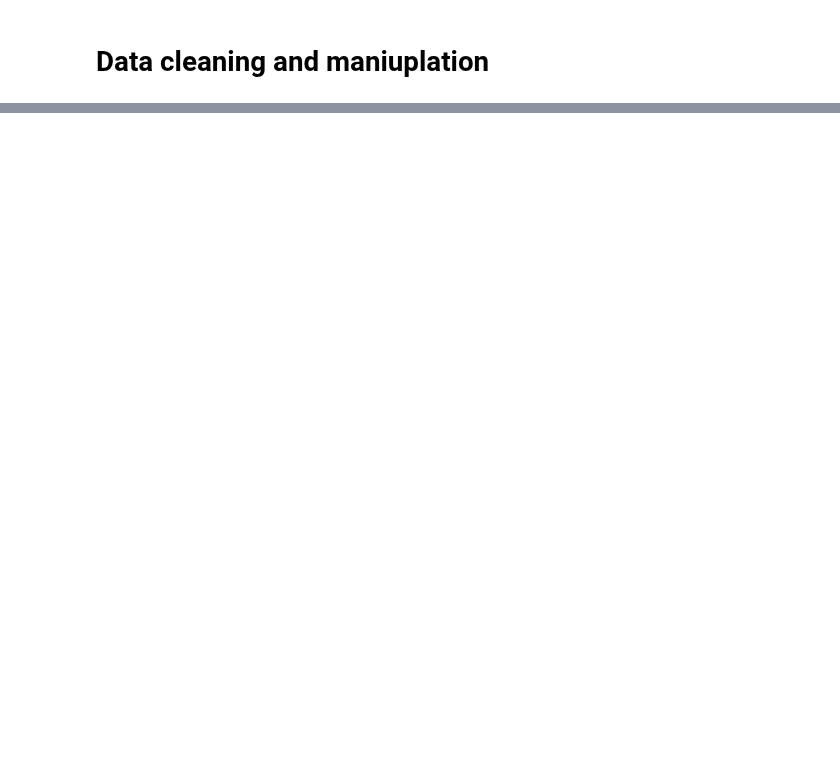
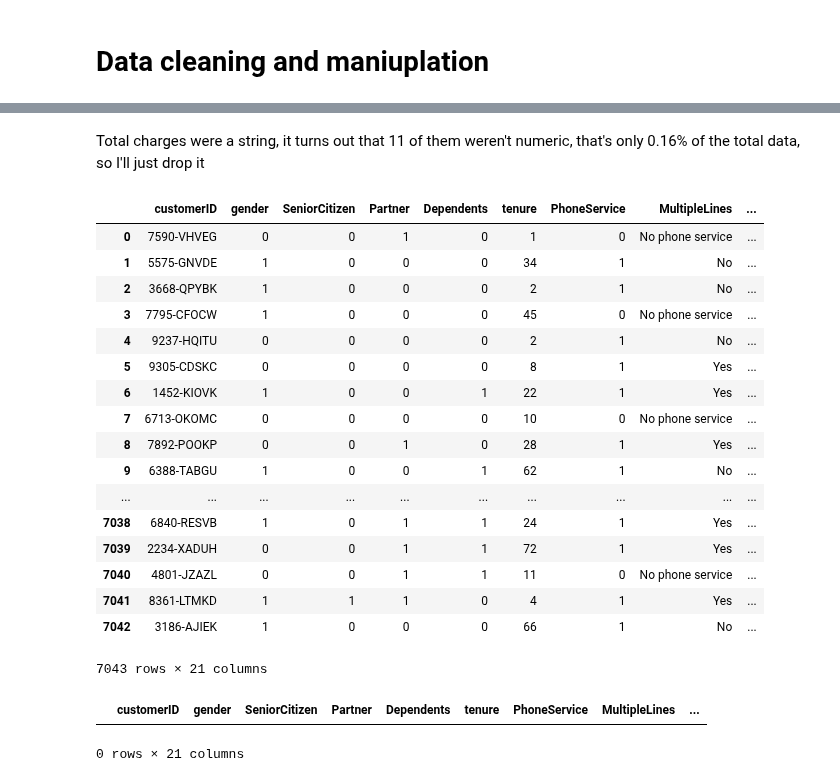
Before and after one commit to LawrenceGlenn/TelecomChurnProject, a Jupyter notebook: Churn.ipynb, the cells around one changed output, grey strips where cells are left out. Cells and saved outputs as stored; diff of their text form; code cells hidden in the pictures; blank space fills up the shorter version.

Commit message:
cleaned up the data, removed nulls, added dummy variables

```diff
--- a/Churn.ipynb
+++ b/Churn.ipynb
@@ -103,0 +102,33 @@ dtype: object
+# %% [markdown]
+Total charges were a string, it turns out that 11 of them weren't numeric, that's only 0.16% of the total data, so I'll just drop it
+# %%
+df['TotalCharges'] = pd.to_numeric(df['TotalCharges'], errors='coerce')
+# %%
+#df["SeniorCitizen"] = df["SeniorCitizen"].replace({"Yes":1,"No":0})
+df["gender"] = df["gender"].replace({"Male":1,"Female":0})
+df["Partner"] = df["Partner"].replace({"Yes":1,"No":0})
+df["Dependents"] = df["Dependents"].replace({"Yes":1,"No":0})
+df["PhoneService"] = df["PhoneService"].replace({"Yes":1,"No":0})
+df["PaperlessBilling"] = df["PaperlessBilling"].replace({"Yes":1,"No":0})
+df["Churn"] = df["Churn"].replace({"Yes":1,"No":0})
+# %%
+df
+# %% [output]
+|  | customerID | gender | SeniorCitizen | Partner | Dependents | tenure | PhoneService | MultipleLines | ... |
+| 0 | 7590-VHVEG | 0 | 0 | 1 | 0 | 1 | 0 | No phone service | ... |
+| 1 | 5575-GNVDE | 1 | 0 | 0 | 0 | 34 | 1 | No | ... |
+| 2 | 3668-QPYBK | 1 | 0 | 0 | 0 | 2 | 1 | No | ... |
+| 3 | 7795-CFOCW | 1 | 0 | 0 | 0 | 45 | 0 | No phone service | ... |
+| 4 | 9237-HQITU | 0 | 0 | 0 | 0 | 2 | 1 | No | ... |
+| 5 | 9305-CDSKC | 0 | 0 | 0 | 0 | 8 | 1 | Yes | ... |
+| 6 | 1452-KIOVK | 1 | 0 | 0 | 1 | 22 | 1 | Yes | ... |
+| 7 | 6713-OKOMC | 0 | 0 | 0 | 0 | 10 | 0 | No phone service | ... |
+| 8 | 7892-POOKP | 0 | 0 | 1 | 0 | 28 | 1 | Yes | ... |
+| 9 | 6388-TABGU | 1 | 0 | 0 | 1 | 62 | 1 | No | ... |
+| ... | ... | ... | ... | ... | ... | ... | ... | ... | ... |
+| 7038 | 6840-RESVB | 1 | 0 | 1 | 1 | 24 | 1 | Yes | ... |
+| 7039 | 2234-XADUH | 0 | 0 | 1 | 1 | 72 | 1 | Yes | ... |
+| 7040 | 4801-JZAZL | 0 | 0 | 1 | 1 | 11 | 0 | No phone service | ... |
+| 7041 | 8361-LTMKD | 1 | 1 | 1 | 0 | 4 | 1 | Yes | ... |
+| 7042 | 3186-AJIEK | 1 | 0 | 0 | 0 | 66 | 1 | No | ... |
+7043 rows × 21 columns
@@ -103,0 +145,5 @@ dtype: object
+# %%
+df[pd.to_numeric(df['MultipleLines'], errors='coerce').isna()]
+# %% [output]
+|  | customerID | gender | SeniorCitizen | Partner | Dependents | tenure | PhoneService | MultipleLines | ... |
+0 rows × 21 columns
```
Also changed, not shown: parts of 9 cells of this notebook.
